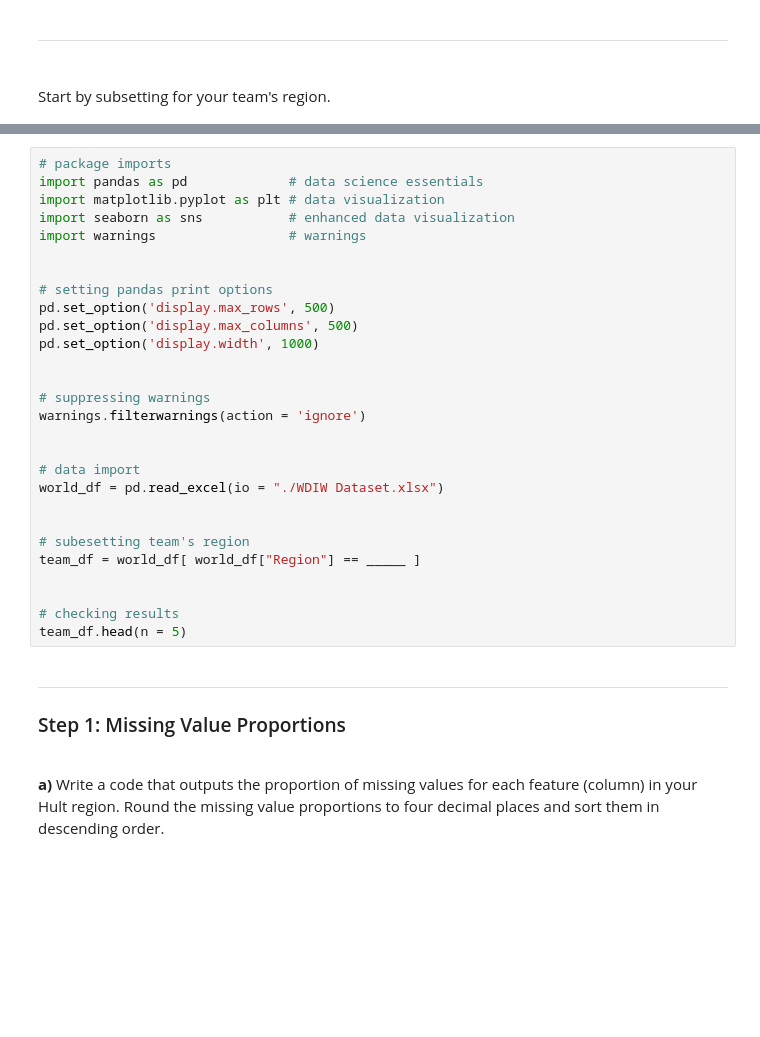
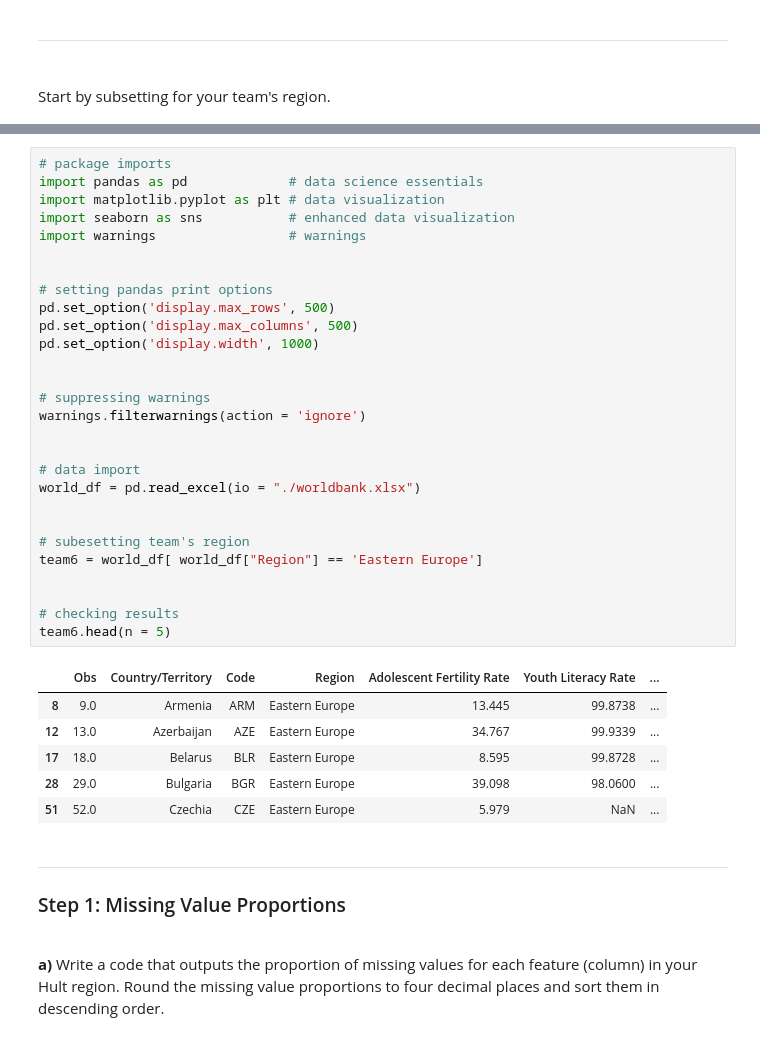
Before and after one commit to TichaonaDamis/Missing-Value-Analysis-and-Imputation-using-Python, a Jupyter notebook: Template - Missing Value Analysis and Imputation (1).ipynb, the cells around one changed output, grey strips where cells are left out. Cells and saved outputs as stored; diff of their text form; blank space fills up the shorter version.

```diff
--- a/Template - Missing Value Analysis and Imputation (1).ipynb
+++ b/Template - Missing Value Analysis and Imputation (1).ipynb
@@ -16,31 +37,38 @@ Start by subsetting for your team's region.
 # %%
 # package imports
 import pandas as pd             # data science essentials
 import matplotlib.pyplot as plt # data visualization
 import seaborn as sns           # enhanced data visualization
 import warnings                 # warnings
 
 
 # setting pandas print options
 pd.set_option('display.max_rows', 500)
 pd.set_option('display.max_columns', 500)
 pd.set_option('display.width', 1000)
 
 
 # suppressing warnings
 warnings.filterwarnings(action = 'ignore')
 
 
 # data import
-world_df = pd.read_excel(io = "./WDIW Dataset.xlsx")
+world_df = pd.read_excel(io = "./worldbank.xlsx")
 
 
 # subesetting team's region
-team_df = world_df[ world_df["Region"] == _____ ]
+team6 = world_df[ world_df["Region"] == 'Eastern Europe']
 
 
 # checking results
-team_df.head(n = 5)
+team6.head(n = 5)
+# %% [output]
+|  | Obs | Country/Territory | Code | Region | Adolescent Fertility Rate | Youth Literacy Rate | ... |
+| 8 | 9.0 | Armenia | ARM | Eastern Europe | 13.445 | 99.8738 | ... |
+| 12 | 13.0 | Azerbaijan | AZE | Eastern Europe | 34.767 | 99.9339 | ... |
+| 17 | 18.0 | Belarus | BLR | Eastern Europe | 8.595 | 99.8728 | ... |
+| 28 | 29.0 | Bulgaria | BGR | Eastern Europe | 39.098 | 98.0600 | ... |
+| 51 | 52.0 | Czechia | CZE | Eastern Europe | 5.979 | NaN | ... |
 # %% [markdown]
 <hr style="height:.9px;border:none;color:#333;background-color:#333;" />
 
```
Also changed, not shown: parts of 3 cells of this notebook.
